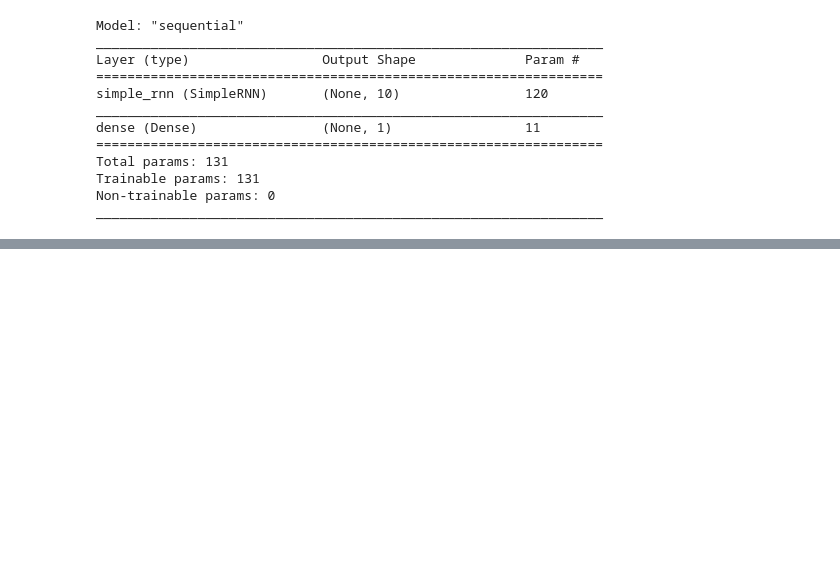
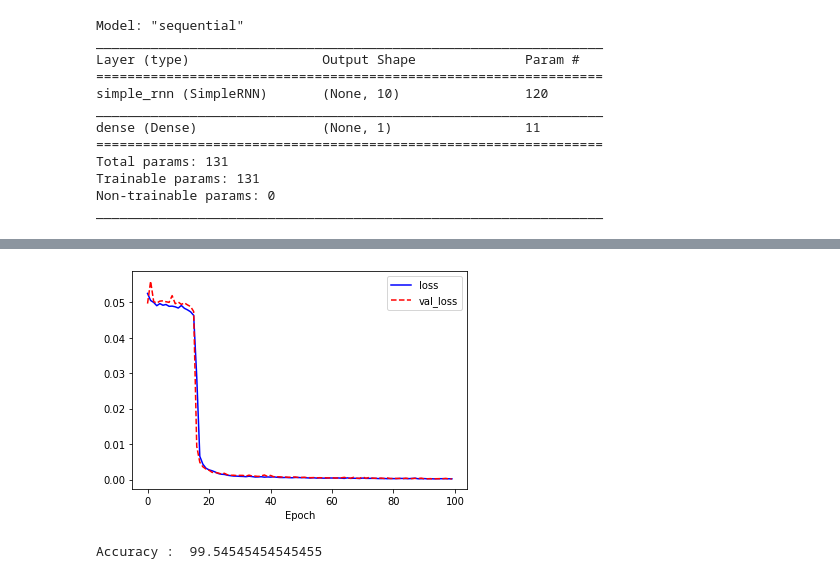
Before and after one commit to chloe-hyunkyung-park/tensorflow_ex, a Jupyter notebook: ch07_RNN(7_2_layers).ipynb, the cells around one changed output, grey strips where cells are left out. Cells and saved outputs as stored; diff of their text form; code cells hidden in the pictures; blank space fills up the shorter version.

```diff
--- a/ch07_RNN(7_2_layers).ipynb
+++ b/ch07_RNN(7_2_layers).ipynb
@@ -130,0 +303,9 @@ for i in range(3000):
+# %%
+# 7.2.3 GRU Layer
+model = tf.keras.Sequential([
+    tf.keras.layers.GRU(units=30, return_sequences=True, input_shape=[100,2]),
+    tf.keras.layers.GRU(units=30),
+    tf.keras.layers.Dense(1)
+])
+model.compile(optimizer='adam', loss='mse')
+model.summary()
@@ -130,0 +327,2 @@ for i in range(3000):
+# %%
+history = model.fit(train_X, train_Y, epochs=100, validation_split=0.25)
@@ -130,0 +347,21 @@ for i in range(3000):
+# %%
+import matplotlib.pyplot as plt
+plt.plot(history.history['loss'], 'b-', label='loss')
+plt.plot(history.history['val_loss'], 'r--', label='val_loss')
+plt.xlabel('Epoch')
+plt.legend()
+plt.show()
+# %% [output]
+[figure, added]
+# %%
+# GRU 정확도
+
+prediction = model.predict(text_X)
+fail = 0
+for i in range(len(prediction)):
+    if abs(prediction[i][0] - text_Y[i]) > 0.04:
+        fail += 1
+
+print('Accuracy : ', (len(prediction)-fail)/len(prediction)*100)
+# %% [output]
+Accuracy :  99.54545454545455
```
Also changed, not shown: parts of 20 cells of this notebook.
